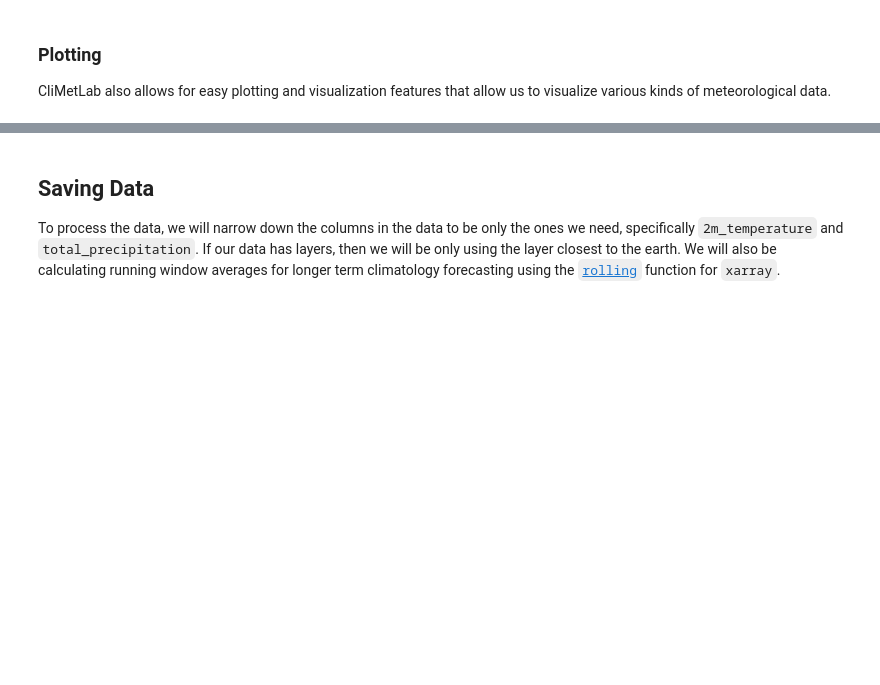
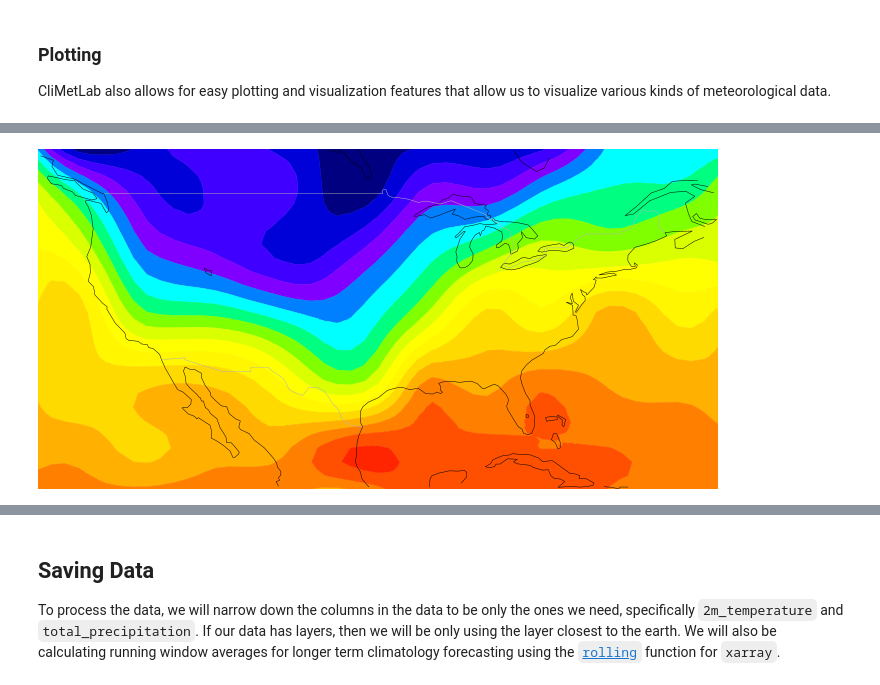
Before and after one commit to abadari3/CSE6242_Weather_Forecasting, a Jupyter notebook: CODE/notebooks/1-data-exploration.ipynb, the cells around one changed output, grey strips where cells are left out. Cells and saved outputs as stored; diff of their text form; code cells hidden in the pictures; blank space fills up the shorter version.

```diff
--- a/CODE/notebooks/1-data-exploration.ipynb
+++ b/CODE/notebooks/1-data-exploration.ipynb
@@ -36,8 +170,16 @@ CliMetLab also allows for easy plotting and visualization features that allow us
+# %%
+lat_bounds = [bool((x < 55) and (x > 18)) for x in temp_data.lat]
+lon_bounds = [bool((x < 300) and (x > 230)) for x in temp_data.lon]
+
+temp_data = temp_data.t2m[:, lat_bounds, lon_bounds]
+rain_data = rain_data.tp[:, lat_bounds, lon_bounds]
 # %%
 cml.plot_map(
-    data.to_xarray().t2m[0],
+    temp_data[0],
     foreground=dict(
         map_grid=False,
         map_boundaries=True,
     ),
 )
+# %% [output]
+[figure, added]
```
Also changed, not shown: parts of 18 cells of this notebook, 2 other files.
